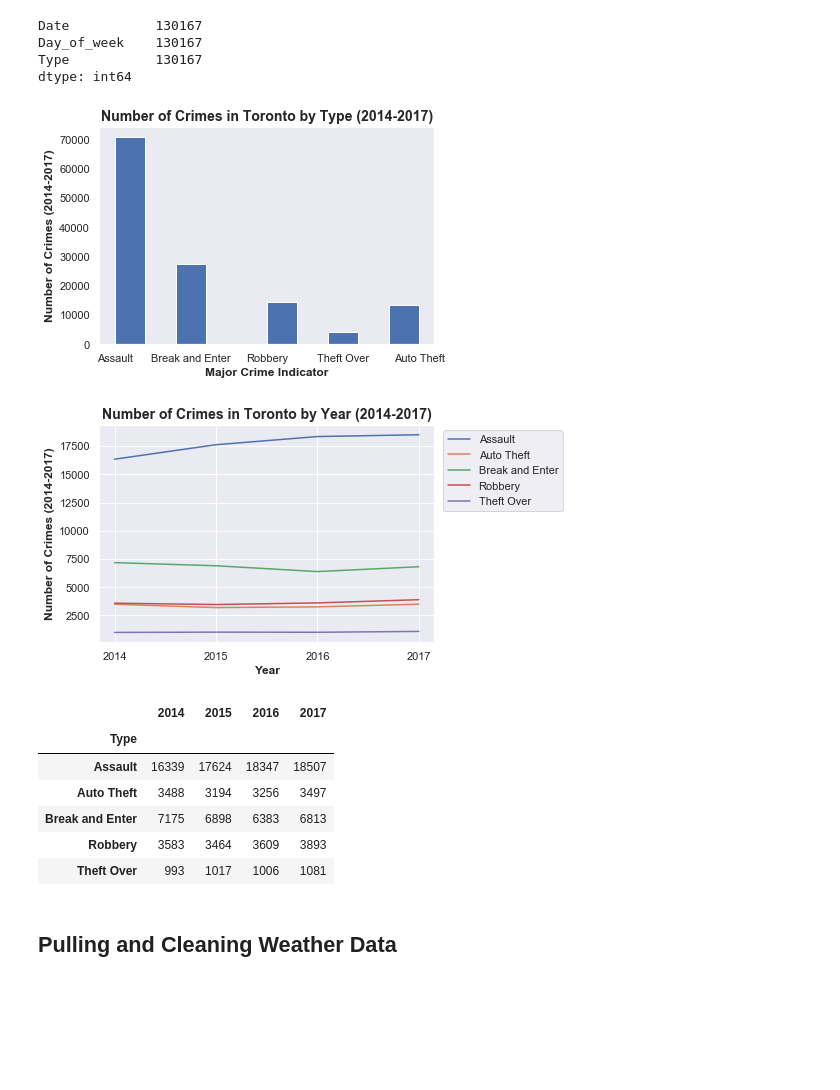
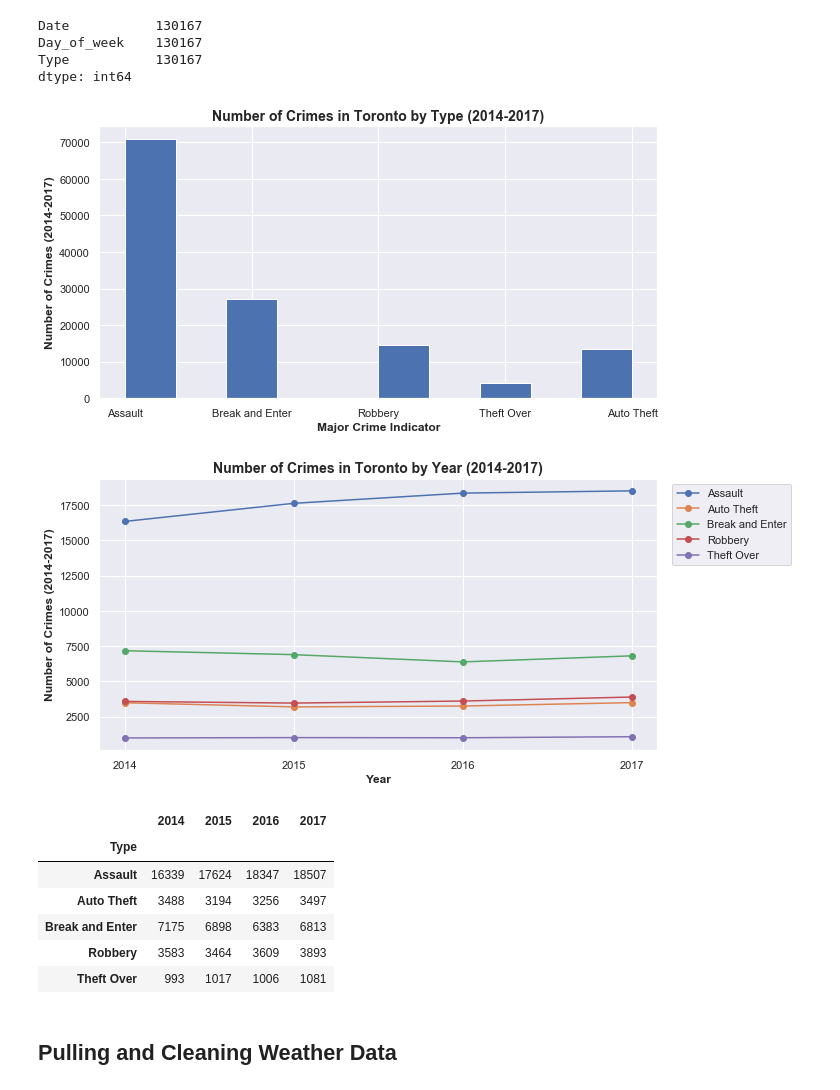
Before and after one commit to minnawoo/Whether-Weather-Drives-Crime, a Jupyter notebook: Whether Weather Drives Crime.ipynb, the cells around one changed output. Saved outputs shown, nothing was run; the diff lists cells and outputs as text; code cells hidden in the pictures; blank space fills up the shorter version.

```diff
--- a/Whether Weather Drives Crime.ipynb
+++ b/Whether Weather Drives Crime.ipynb
@@ -120,14 +120,17 @@ dtype: int64
 # %%
 # Histogram by Type of Crime
 sb.set()
-plt.hist(crime_type_list)
+plt.figure(figsize=(10,5))
 plt.title('Number of Crimes in Toronto by Type (2014-2017)', fontsize = 14, fontweight = 'bold')
 plt.xlabel('Major Crime Indicator', fontweight = 'bold')
 plt.ylabel('Number of Crimes (2014-2017)', fontweight = 'bold')
-plt.grid()
+plt.hist(crime_type_list)
+
+# Save figure and show it
+plt.savefig('Number of Crimes in Toronto by Type (2014-2017)')
 plt.show()
 # %% [output]
-[figure, old version]
+[figure, new version]
 # %%
 # Prepare data for plotting number of crimes by year
 crimes_2014 = crime_df[crime_df.Date.str.startswith('2014')] # 31578 records
@@ -144,9 +147,9 @@ crime_type_by_year_df = pd.DataFrame({'2014': num_crimes_2014,
                                      '2017': num_crimes_2017})
 
 # Create Line Plot of the Number of Crimes By Year
-fig = plt.figure()
+fig = plt.figure(figsize=(10,5))
 ax = fig.add_subplot(1,1,1)
-plt.plot(crime_type_by_year_df.T)
+plt.plot(crime_type_by_year_df.T, marker = 'o')
 plt.title('Number of Crimes in Toronto by Year (2014-2017)', fontsize = 14, fontweight = 'bold')
 plt.xlabel('Year', fontweight = 'bold')
 plt.ylabel('Number of Crimes (2014-2017)', fontweight = 'bold')
@@ -156,15 +159,17 @@ leg = plt.legend(crime_type_by_year_df.index, loc = 'upper right')
 bb = leg.get_bbox_to_anchor().inverse_transformed(ax.transAxes)
 
 # Change to location of the legend
-xOffset = 0.4
+xOffset = 0.25
 bb.x0 += xOffset
 bb.x1 += xOffset
 leg.set_bbox_to_anchor(bb, transform = ax.transAxes)
 
+# Save figure and show it
+plt.savefig('Number of Crimes in Toronto by Year (2014-2017).png', dpi=199)
 plt.show()
 crime_type_by_year_df
 # %% [output]
-[figure, old version]
+[figure, new version]
 |  | 2014 | 2015 | 2016 | 2017 |
 | Type |  |  |  |  |
 | Assault | 16339 | 17624 | 18347 | 18507 |
```
Also changed, not shown: parts of 31 cells of this notebook, 12 other files.
